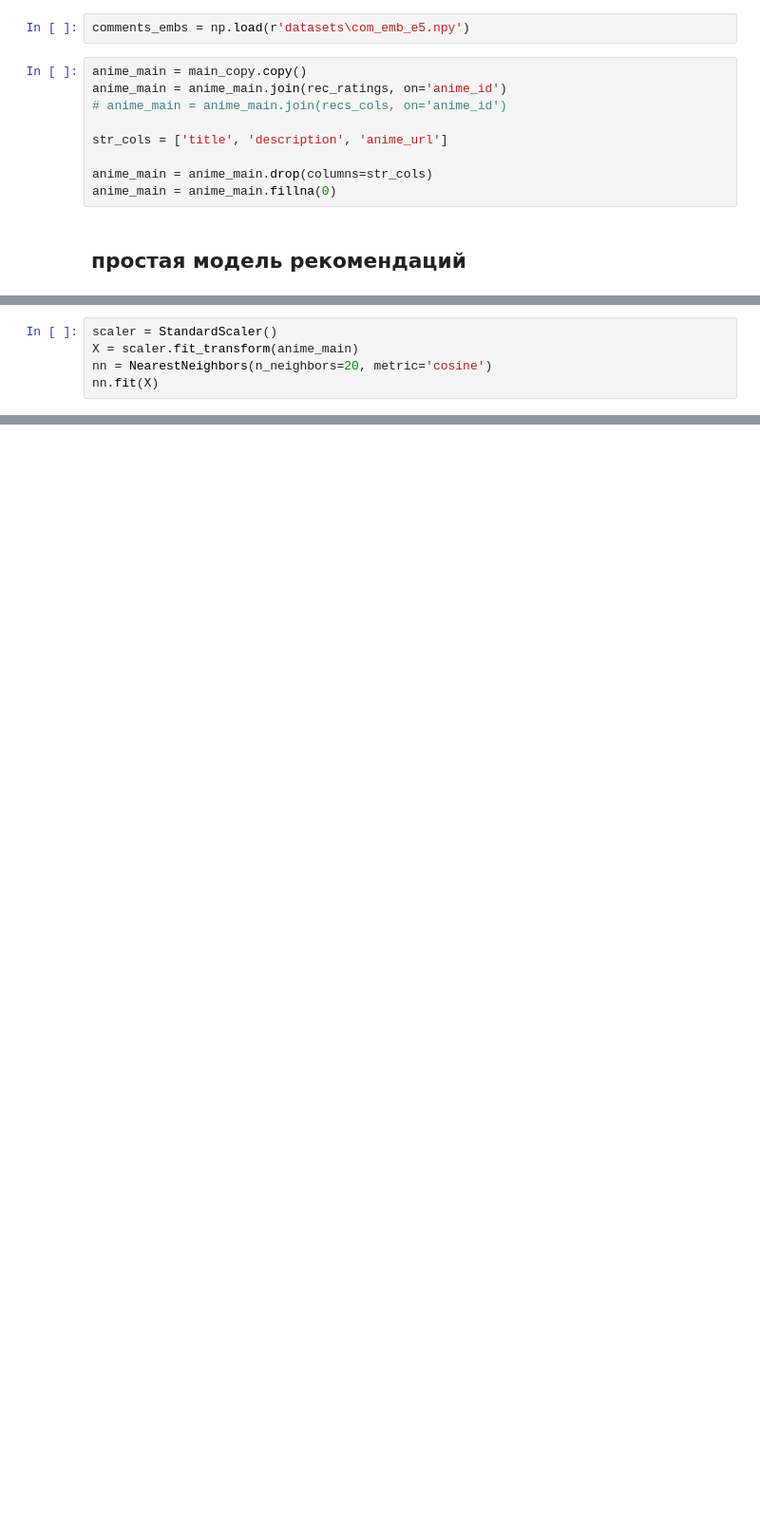
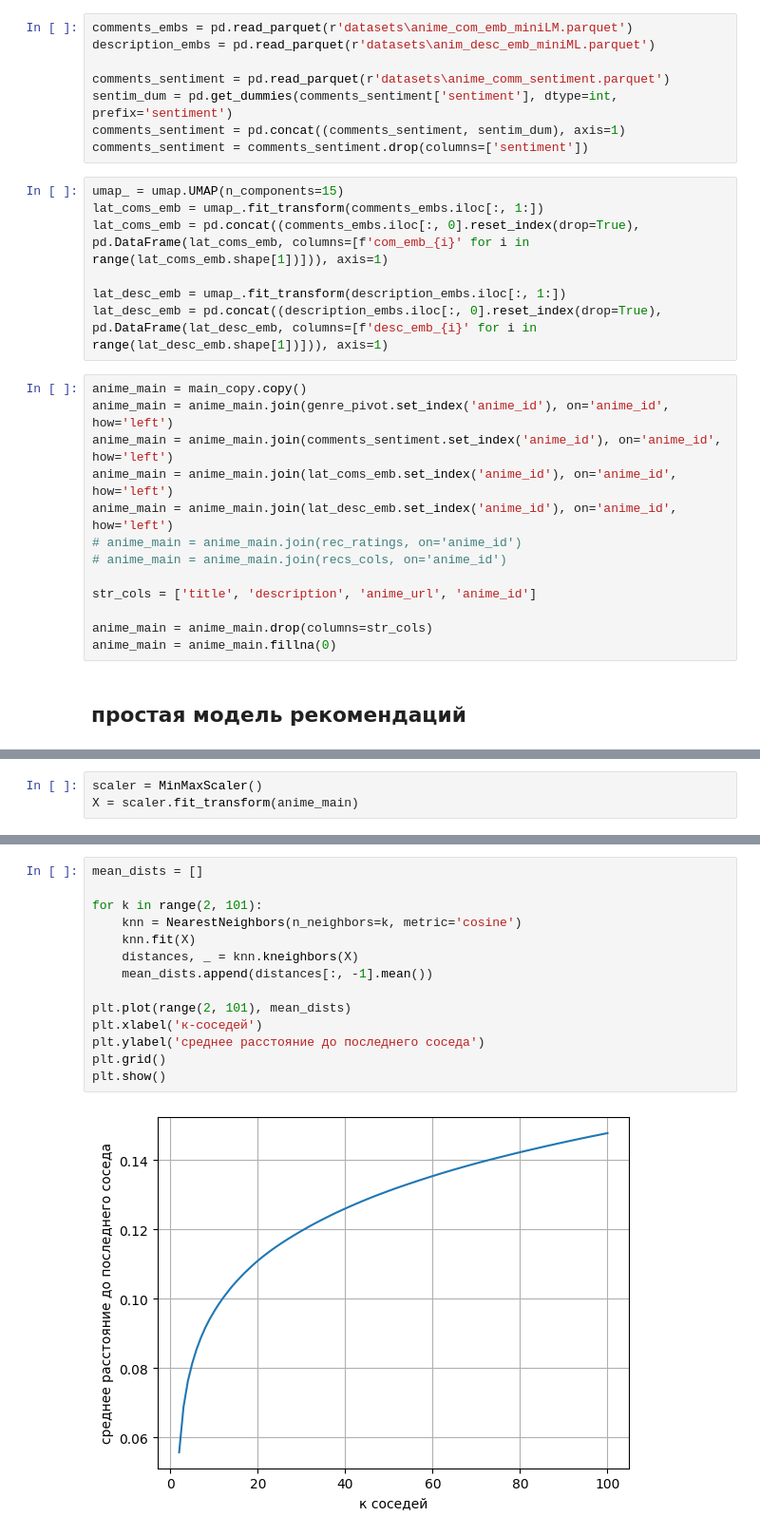
Before and after one commit to ArtemGusenkov/projects, a Jupyter notebook: DA/yummyani.me_analytics/data_analys.ipynb, the cells around one changed output, grey strips where cells are left out. Shown at 95% size. Saved outputs shown, nothing was run; the diff lists cells and outputs as text; blank space fills up the shorter version.

```diff
--- a/DA/yummyani.me_analytics/data_analys.ipynb
+++ b/DA/yummyani.me_analytics/data_analys.ipynb
@@ -1170,11 +1103,28 @@ main_copy['out_degree'] = main_copy['anime_id'].map(between)
 # %%
-comments_embs = np.load(r'datasets\com_emb_e5.npy')
+comments_embs = pd.read_parquet(r'datasets\anime_com_emb_miniLM.parquet')
+description_embs = pd.read_parquet(r'datasets\anim_desc_emb_miniML.parquet')
+
+comments_sentiment = pd.read_parquet(r'datasets\anime_comm_sentiment.parquet')
+sentim_dum = pd.get_dummies(comments_sentiment['sentiment'], dtype=int, prefix='sentiment')
+comments_sentiment = pd.concat((comments_sentiment, sentim_dum), axis=1)
+comments_sentiment = comments_sentiment.drop(columns=['sentiment'])
+# %%
+umap_ = umap.UMAP(n_components=15)
+lat_coms_emb = umap_.fit_transform(comments_embs.iloc[:, 1:])
+lat_coms_emb = pd.concat((comments_embs.iloc[:, 0].reset_index(drop=True), pd.DataFrame(lat_coms_emb, columns=[f'com_emb_{i}' for i in range(lat_coms_emb.shape[1])])), axis=1)
+
+lat_desc_emb = umap_.fit_transform(description_embs.iloc[:, 1:])
+lat_desc_emb = pd.concat((description_embs.iloc[:, 0].reset_index(drop=True), pd.DataFrame(lat_desc_emb, columns=[f'desc_emb_{i}' for i in range(lat_desc_emb.shape[1])])), axis=1)
 # %%
 anime_main = main_copy.copy()
-anime_main = anime_main.join(rec_ratings, on='anime_id')
+anime_main = anime_main.join(genre_pivot.set_index('anime_id'), on='anime_id', how='left')
+anime_main = anime_main.join(comments_sentiment.set_index('anime_id'), on='anime_id', how='left')
+anime_main = anime_main.join(lat_coms_emb.set_index('anime_id'), on='anime_id', how='left')
+anime_main = anime_main.join(lat_desc_emb.set_index('anime_id'), on='anime_id', how='left')
+# anime_main = anime_main.join(rec_ratings, on='anime_id')
 # anime_main = anime_main.join(recs_cols, on='anime_id')
 
-str_cols = ['title', 'description', 'anime_url']
+str_cols = ['title', 'description', 'anime_url', 'anime_id']
 
 anime_main = anime_main.drop(columns=str_cols)
 anime_main = anime_main.fillna(0)
@@ -1186,5 +1138,3 @@ from sklearn.preprocessing import StandardScaler
 # %%
-scaler = StandardScaler()
+scaler = MinMaxScaler()
 X = scaler.fit_transform(anime_main)
-nn = NearestNeighbors(n_neighbors=20, metric='cosine')
-nn.fit(X)
@@ -1192,0 +1153,16 @@ NearestNeighbors(metric='cosine', n_neighbors=20)
+# %%
+mean_dists = []
+
+for k in range(2, 101):
+    knn = NearestNeighbors(n_neighbors=k, metric='cosine')
+    knn.fit(X)
+    distances, _ = knn.kneighbors(X)
+    mean_dists.append(distances[:, -1].mean())
+
+plt.plot(range(2, 101), mean_dists)
+plt.xlabel('к-соседей')
+plt.ylabel('среднее расстояние до последнего соседа')
+plt.grid()
+plt.show()
+# %% [output]
+[figure, added]
```
Also changed, not shown: parts of 24 cells of this notebook, 8 other files.
